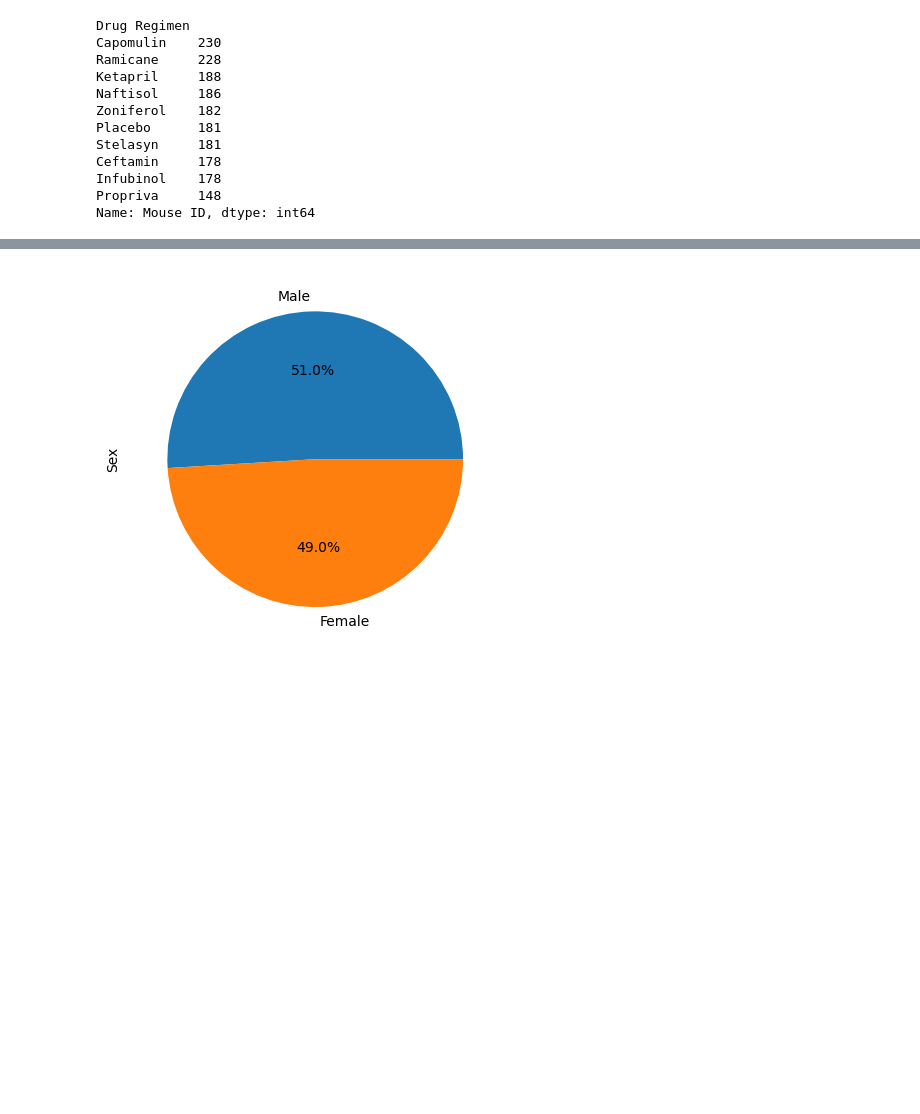
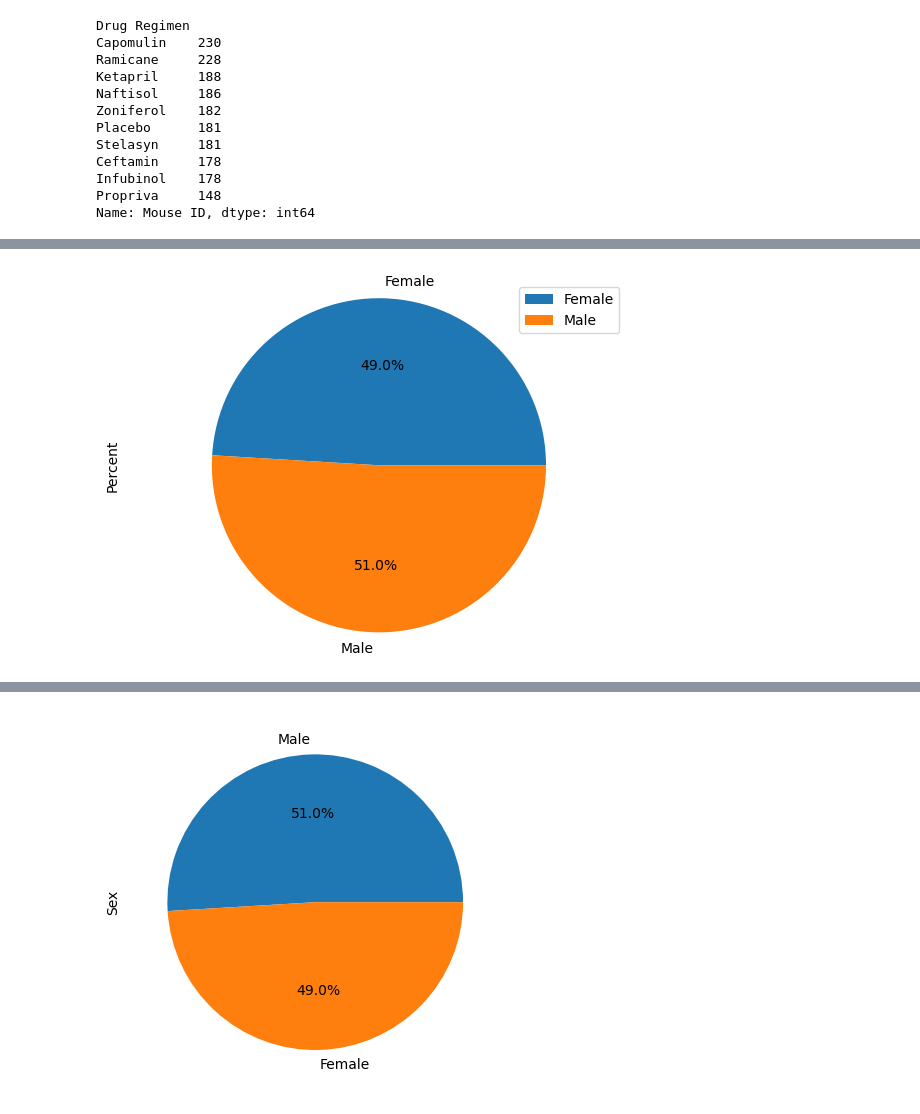
Before and after one commit to Talieh-Sh/DataVisualisation-chalenge, a Jupyter notebook: pymaceuticals_starter.ipynb, the cells around one changed output, grey strips where cells are left out. Saved outputs shown, nothing was run; the diff lists cells and outputs as text; code cells hidden in the pictures; blank space fills up the shorter version.

```diff
--- a/pymaceuticals_starter.ipynb
+++ b/pymaceuticals_starter.ipynb
@@ -180,0 +169,15 @@ Propriva           148
+# %%
+# Generate a pie plot showing the distribution of female versus male mice using Pandas
+sex_count=cleaned.groupby("Sex")["Mouse ID"].count()
+sex_count=sex_count.reset_index()
+mouse_count=sex_count["Mouse ID"].sum()
+sex_count["Percent"]=sex_count["Mouse ID"]/mouse_count*100
+sex_count
+ax=sex_count.plot(y="Percent",kind="pie",labels=sex_count["Sex"],autopct='%1.1f%%', startangle=0  )
+ax.set_title="Distribution of Sex in Mice"
+ax.set_ylabel="Sex"
+
+plt.axis("equal")
+plt.show()
+# %% [output]
+[figure, added]
```
Also changed, not shown: parts of 12 cells of this notebook, 3 other files.
